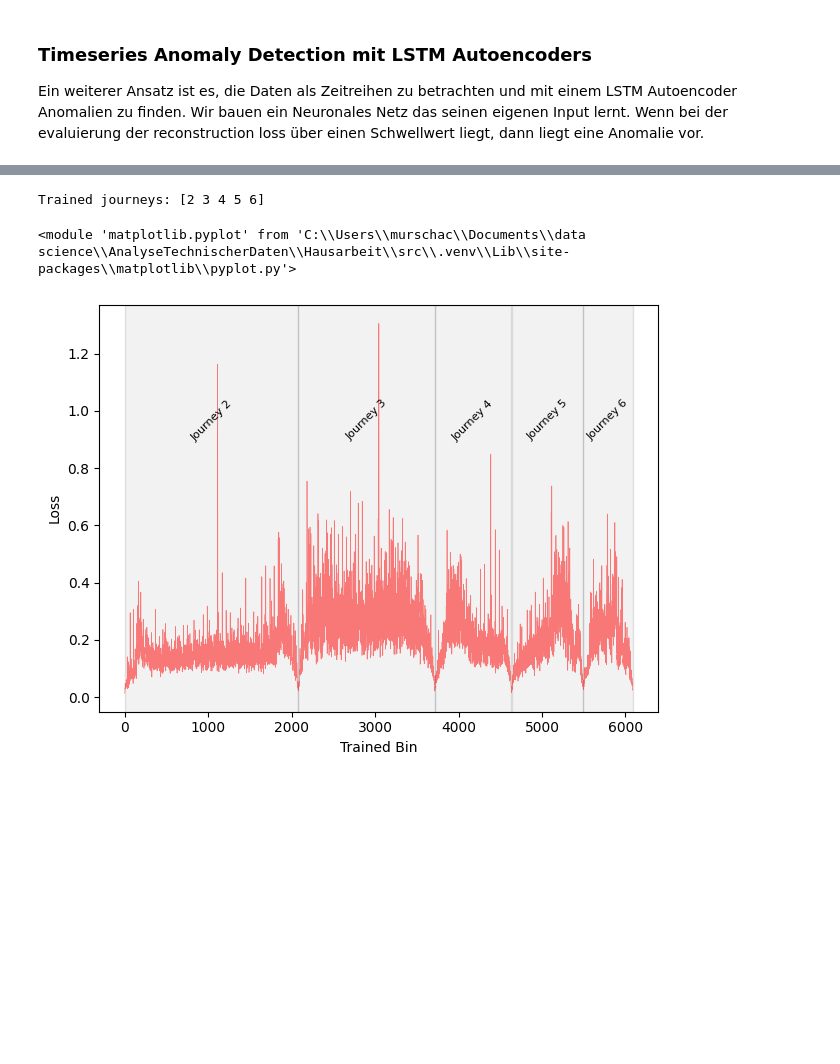
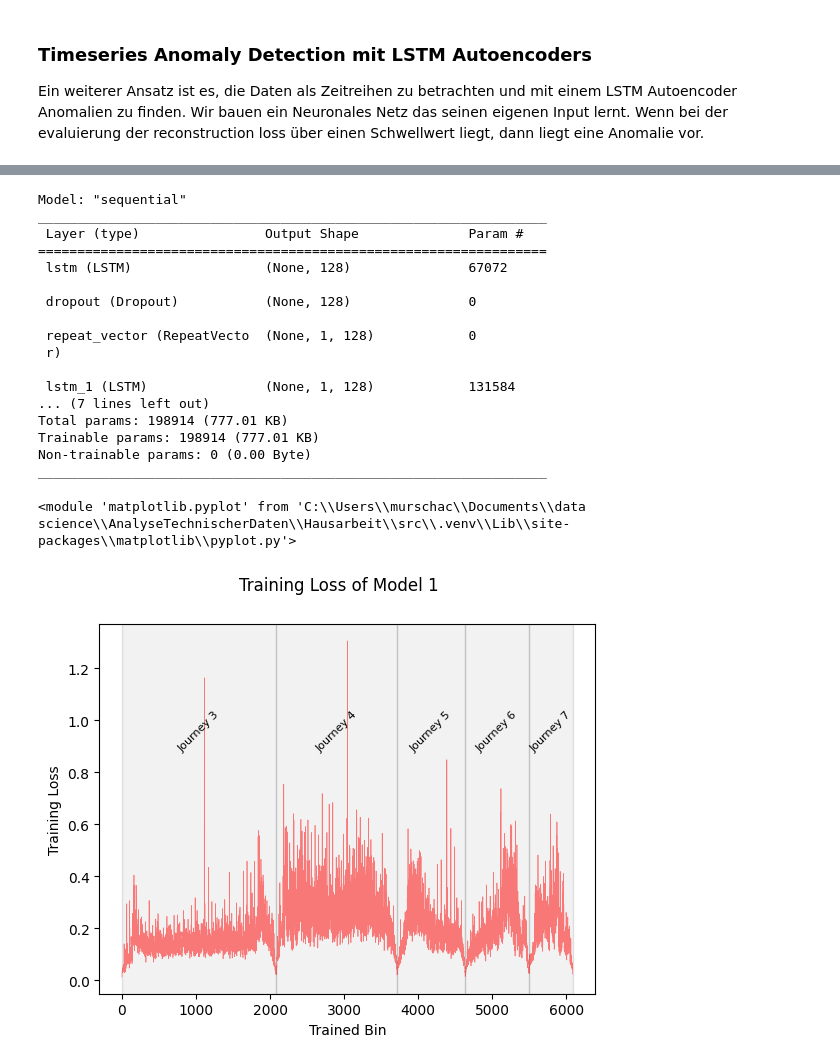
Before and after one commit to cMurschall/technicalDataAnalysis, a Jupyter notebook: report.ipynb, the cells around one changed output, grey strips where cells are left out. Cells and saved outputs as stored; diff of their text form; code cells hidden in the pictures; blank space fills up the shorter version.

```diff
--- a/report.ipynb
+++ b/report.ipynb
@@ -368,33 +366,50 @@ Als input features wurden bei den ersten zwei Modellen der `ch0`- und `speed`-We
 # %%
 import tensorflow as tf
 
 # load model
 model = tf.keras.models.load_model(f"./results/model_1/model.keras")
+model.summary()
+
+
 loss_df = pd.read_pickle(f"./results/model_1/loss.pkl")
-
-print(f"Trained journeys: {loss_df['Journey'].unique()}")
-
 fig, axs = plt.subplots()
 axs.plot(loss_df["Loss"],'r-', label="Loss", linewidth=0.5, alpha=0.5)
 
 for j in loss_df['Journey'].unique():
     rect_x = loss_df[loss_df['Journey'] == j].index[0]
     rect_y = loss_df[loss_df['Journey'] == j].index[-1]
     axs.axvspan(rect_x, rect_y, facecolor='gray', edgecolor="black", alpha=0.1,  linewidth=1)
 
     # write centered text
     text_x = loss_df[loss_df['Journey'] == j].index[0] + (loss_df[loss_df['Journey'] == j].index[-1] - loss_df[loss_df['Journey'] == j].index[0])/2
     text_y = np.max(loss_df["Loss"]) * 0.8
-    axs.text(text_x, text_y, f"Journey {j}", verticalalignment='top', horizontalalignment='center', fontsize=8, rotation=45)
+    axs.text(text_x, text_y, f"Journey {j + 1}", verticalalignment='top', horizontalalignment='center', fontsize=8, rotation=45)
 
 
 
 axs.set_xlabel("Trained Bin")
-axs.set_ylabel("Loss")
+axs.set_ylabel("Training Loss")
 
-plt.tight_layout()
+fig.suptitle("Training Loss of Model 1")
+
 plt
 # %% [output]
-Trained journeys: [2 3 4 5 6]
+Model: "sequential"
+_________________________________________________________________
+ Layer (type)                Output Shape              Param #
+=================================================================
+ lstm (LSTM)                 (None, 128)               67072
+
+ dropout (Dropout)           (None, 128)               0
+
+ repeat_vector (RepeatVecto  (None, 1, 128)            0
+ r)
+
+ lstm_1 (LSTM)               (None, 1, 128)            131584
+... (7 lines left out)
+Total params: 198914 (777.01 KB)
+Trainable params: 198914 (777.01 KB)
+Non-trainable params: 0 (0.00 Byte)
+_________________________________________________________________
 <module 'matplotlib.pyplot' from 'C:\\Users\\murschac\\Documents\\data science\\AnalyseTechnischerDaten\\Hausarbeit\\src\\.venv\\Lib\\site-packages\\matplotlib\\pyplot.py'>
-[figure, old version]
+[figure, new version]
```
Also changed, not shown: parts of 11 cells of this notebook, 6 other files.
